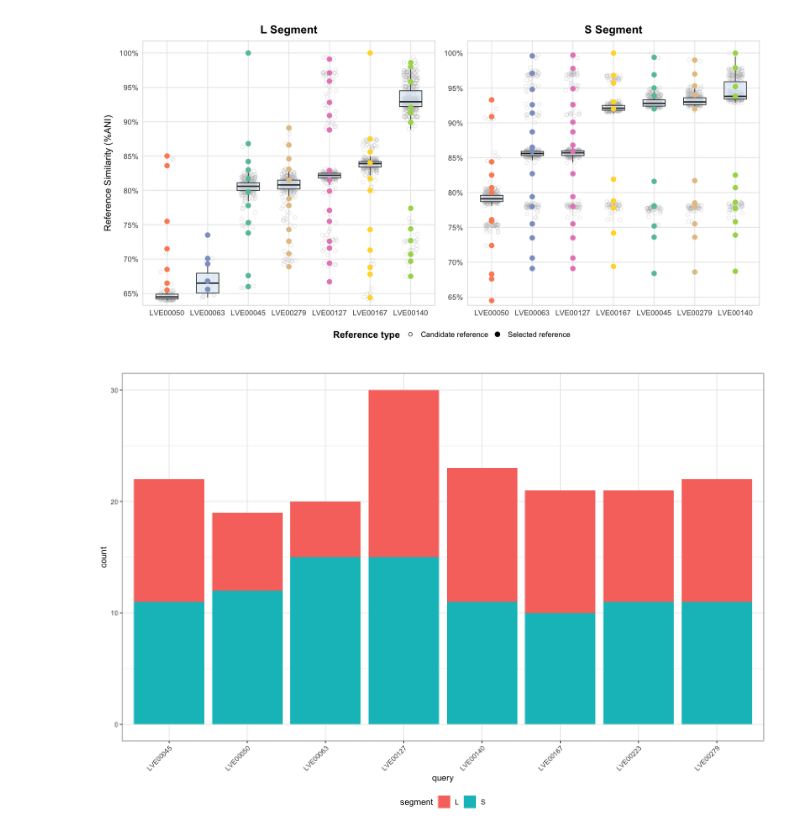
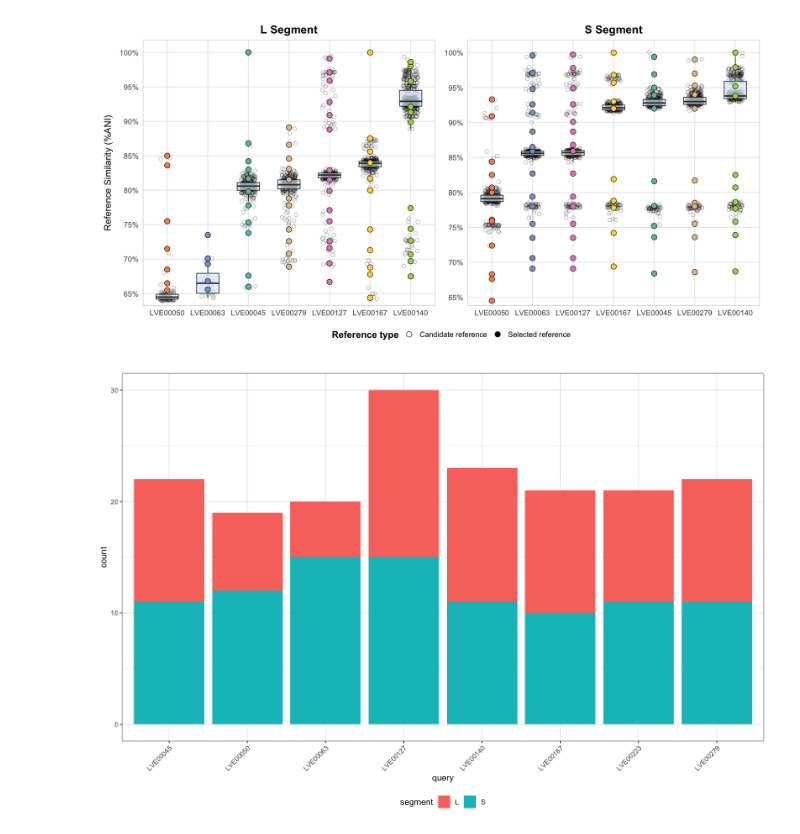
Before and after one commit to Joon-Klaps/nf-core-viralmetagenome-manuscript, a Jupyter notebook: analysis/benchmarking/S3_reference_scaffolding/00_reference_selection.ipynb, the cells around one changed output. Cells and saved outputs as stored; diff of their text form; code cells hidden in the pictures.

Commit message:
patching code for alternative plots

```diff
--- a/analysis/benchmarking/S3_reference_scaffolding/00_reference_selection.ipynb
+++ b/analysis/benchmarking/S3_reference_scaffolding/00_reference_selection.ipynb
@@ -201,7 +178,8 @@ p_L <- ggplot(filter(mmseqs_plot, segment == "L segment"),
               aes(x = reorder(query, fident, median, na.rm = TRUE), y = fident)) +
     geom_jitter(
         data = filter(mmseqs_plot, segment == "L segment", !is_selected),
-        aes(color = "grey", shape = selection, alpha = selection),
+        aes(shape = selection, alpha = selection),
+        fill = "grey",
         width = 0.18, size = 2.3
     ) +
     geom_boxplot(
@@ -210,13 +188,21 @@ p_L <- ggplot(filter(mmseqs_plot, segment == "L segment"),
     ) +
     geom_point(
         data = filter(mmseqs_plot, segment == "L segment", is_selected),
-        aes(color = query, shape = selection, alpha = selection),
+        aes(fill = query, shape = selection, alpha = selection),
         size = 3.5
     ) +
-    scale_color_brewer(palette = "Set2") +
+    scale_fill_brewer(palette = "Set2") +
     scale_shape_manual(
-        values = c("Selected reference" = 16, "Candidate reference" = 1),
-        guide = guide_legend(title = "Reference type")
+        values = c("Selected reference" = 21, "Candidate reference" = 1),
+        guide = guide_legend(
+            title = "Reference type",
+            override.aes = list(
+                fill ="black",
+                color = "black",
+                alpha = 1,
+                size = 3.5
+            )
+        )
     ) +
     scale_alpha_manual(values = c("Selected reference" = 1, "Candidate reference" = 0.35), guide = "none") +
     scale_y_continuous(
@@ -226,14 +212,15 @@ p_L <- ggplot(filter(mmseqs_plot, segment == "L segment"),
     ) +
     labs(x = NULL, y = "Reference Similarity (%ANI)", title = "L Segment") +
     theme_style +
-    guides(color = "none")
+    guides(fill = "none")
 
 # Plot S Segment
 p_S <- ggplot(filter(mmseqs_plot, segment == "S segment"),
               aes(x = reorder(query, fident, median, na.rm = TRUE), y = fident)) +
     geom_jitter(
         data = filter(mmseqs_plot, segment == "S segment", !is_selected),
-        aes(color = "grey", shape = selection, alpha = selection),
+        aes(shape = selection, alpha = selection),
+        fill = "grey",
         width = 0.18, size = 2.3
     ) +
     geom_boxplot(
@@ -242,41 +229,49 @@ p_S <- ggplot(filter(mmseqs_plot, segment == "S segment"),
     ) +
     geom_point(
         data = filter(mmseqs_plot, segment == "S segment", is_selected),
-        aes(color = query, shape = selection, alpha = selection),
+        aes(fill = query, shape = selection, alpha = selection),
         size = 3.5
     ) +
-    scale_color_brewer(palette = "Set2") +
+    scale_fill_brewer(palette = "Set2") +
     scale_shape_manual(
-        values = c("Selected reference" = 16, "Candidate reference" = 1),
-        guide = guide_legend(title = "Reference type")
+        values = c("Selected reference" = 21, "Candidate reference" = 1),
+        guide = guide_legend(
+            title = "Reference type",
+            override.aes = list(
+                fill = "black",
+                color = "black",
+                alpha = 1,
+                size = 3.5
+            )
+        )
     ) +
     scale_alpha_manual(values = c("Selected reference" = 1, "Candidate reference" = 0.35), guide = "none") +
     scale_y_continuous(
         labels = scales::percent_format(accuracy = 1),
         breaks = scales::pretty_breaks(n = 6),
         expand = expansion(mult = c(0.02, 0.05))
     ) +
     labs(x = NULL, y = NULL, title = "S Segment") +
     theme_style +
-    guides(color = "none")
+    guides(fill = "none")
 
 # Combine
 p <- (p_L | p_S) +
         plot_layout(guides = "collect") +
         plot_annotation(
             theme = theme(
                 plot.title = element_text(hjust = 0.5, face = "bold"),
                 plot.subtitle = element_text(hjust = 0.5)
             )
         ) & theme(legend.position = "bottom")
 
 p
 
 # Save plot
-ggsave("images/supplfig-2_reference_selection.png", p, width = 14, height = 7, dpi = 300)
-ggsave("../../../Fig/supplfig4.png", p, width = 14, height = 7, dpi = 300)
+ggsave("images/supplfig-3_reference_selection.png", p, width = 14, height = 7, dpi = 300)
+ggsave("../../../Fig/supplfig3.png", p, width = 14, height = 7, dpi = 300)
 # %% [output]
-[figure, old version]
+[figure, new version]
 # %%
 # Checking how many we have for every query
 ggplot(selected_references, aes(x = query, fill = segment)) +
```
Also changed, not shown: parts of 4 cells of this notebook, 2 other files.
